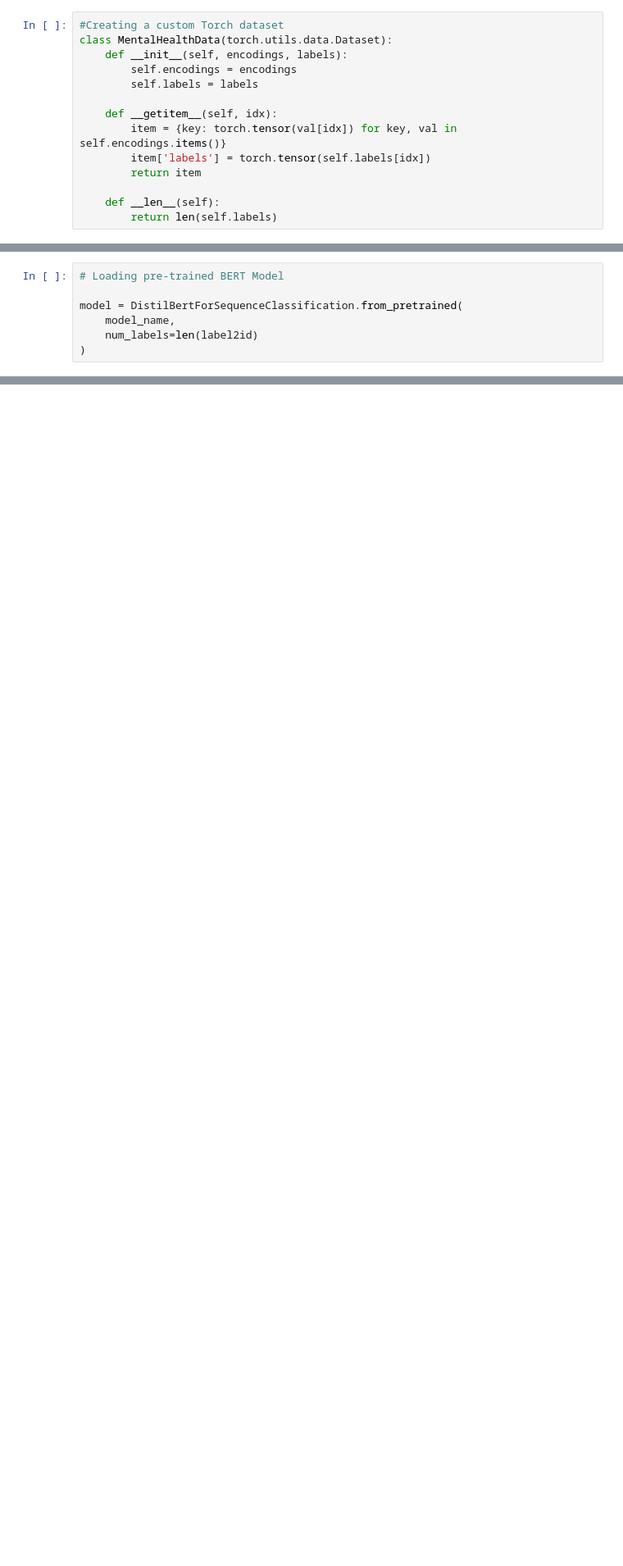
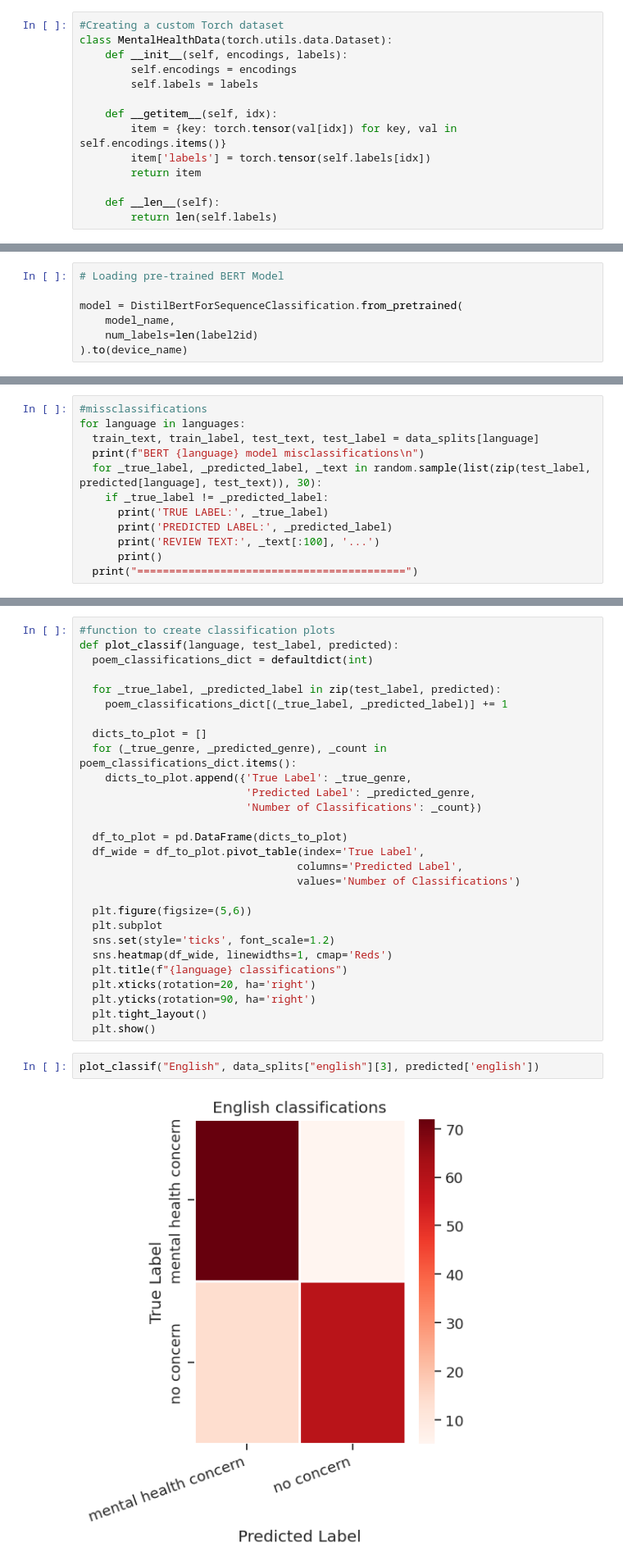
Before and after one commit to anabi77498/text-translation-and-bert, a Jupyter notebook: project.ipynb, the cells around one changed output, grey strips where cells are left out. Shown at 82% size. Saved outputs shown, nothing was run; the diff lists cells and outputs as text; blank space fills up the shorter version.

```diff
--- a/project.ipynb
+++ b/project.ipynb
@@ -639,5 +644,5 @@ Testing Dataset:
 model = DistilBertForSequenceClassification.from_pretrained(
     model_name,
     num_labels=len(label2id)
-)
+).to(device_name)
 # %% [output]
@@ -660,0 +792,12 @@ ImportError: Using the `Trainer` with `PyTorch` requires `accelerate>=0.20.1`: P
+# %%
+#missclassifications
+for language in languages:
+  train_text, train_label, test_text, test_label = data_splits[language]
+  print(f"BERT {language} model misclassifications\n")
+  for _true_label, _predicted_label, _text in random.sample(list(zip(test_label, predicted[language], test_text)), 30):
+    if _true_label != _predicted_label:
+      print('TRUE LABEL:', _true_label)
+      print('PREDICTED LABEL:', _predicted_label)
+      print('REVIEW TEXT:', _text[:100], '...')
+      print()
+  print("==========================================")
@@ -660,0 +822,32 @@ ImportError: Using the `Trainer` with `PyTorch` requires `accelerate>=0.20.1`: P
+# %%
+#function to create classification plots
+def plot_classif(language, test_label, predicted):
+  poem_classifications_dict = defaultdict(int)
+
+  for _true_label, _predicted_label in zip(test_label, predicted):
+    poem_classifications_dict[(_true_label, _predicted_label)] += 1
+
+  dicts_to_plot = []
+  for (_true_genre, _predicted_genre), _count in poem_classifications_dict.items():
+    dicts_to_plot.append({'True Label': _true_genre,
+                          'Predicted Label': _predicted_genre,
+                          'Number of Classifications': _count})
+
+  df_to_plot = pd.DataFrame(dicts_to_plot)
+  df_wide = df_to_plot.pivot_table(index='True Label',
+                                  columns='Predicted Label',
+                                  values='Number of Classifications')
+
+  plt.figure(figsize=(5,6))
+  plt.subplot
+  sns.set(style='ticks', font_scale=1.2)
+  sns.heatmap(df_wide, linewidths=1, cmap='Reds')
+  plt.title(f"{language} classifications")
+  plt.xticks(rotation=20, ha='right')
+  plt.yticks(rotation=90, ha='right')
+  plt.tight_layout()
+  plt.show()
+# %%
+plot_classif("English", data_splits["english"][3], predicted['english'])
+# %% [output]
+[figure, added]
```
Also changed, not shown: parts of 37 cells of this notebook.
